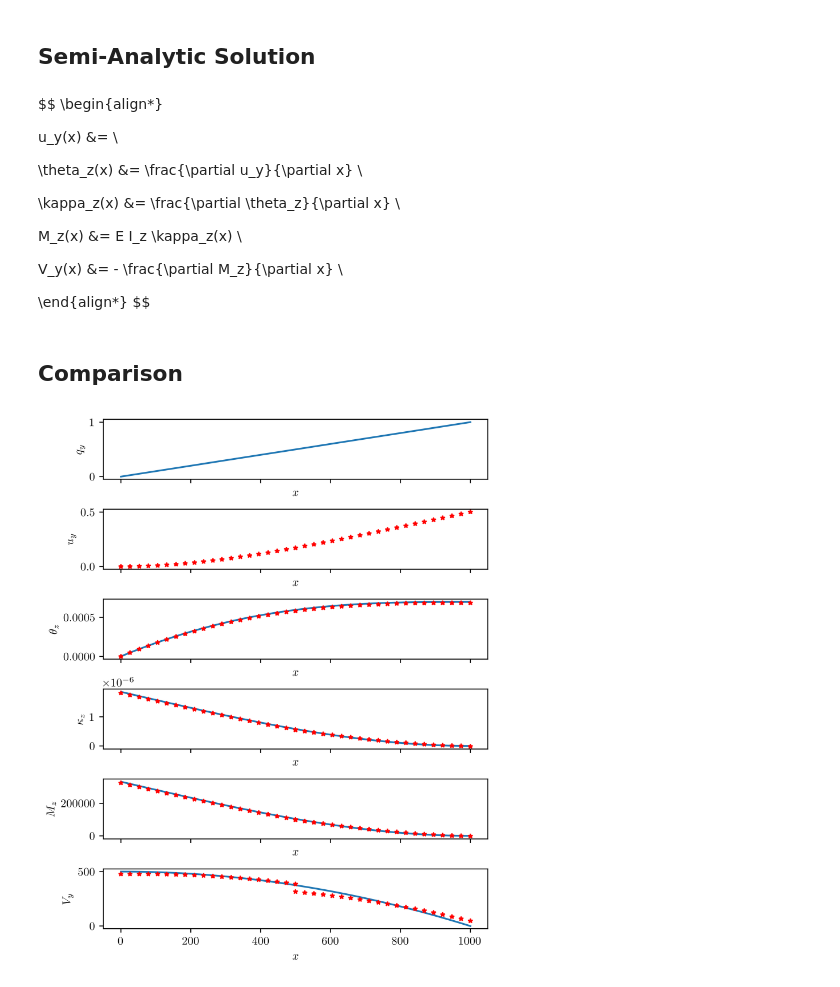
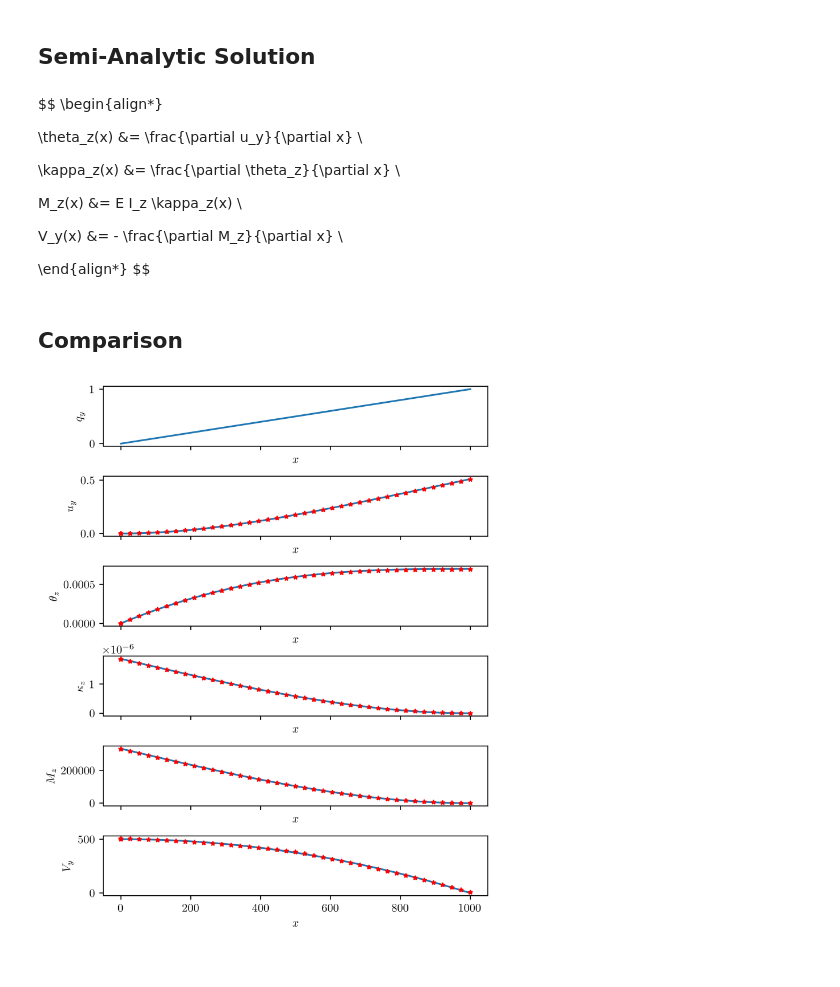
Before and after one commit to dewloosh/SigmaEpsilon, a Jupyter notebook: notebooks/bernoulli/verification/linstat_console_triangle_load.ipynb, the cells around one changed output. Cells and saved outputs as stored; diff of their text form; code cells hidden in the pictures.

```diff
--- a/notebooks/bernoulli/verification/linstat_console_triangle_load.ipynb
+++ b/notebooks/bernoulli/verification/linstat_console_triangle_load.ipynb
@@ -102,7 +102,7 @@ def solve(n: int, fnc: Callable, celltype: BernoulliBase = B2,
 
     return structure
 # %%
-structure = solve(2, qy, B3, False, 10)
+structure = solve(2, qy, B3, True, 0.1)
 x = structure.mesh.coords()[:, 0]
 u = structure.nodal_dof_solution()
 r = structure.reaction_forces()
@@ -121,8 +121,6 @@ xi = structure.mesh.cells_coords(points=points, rng=rng)
 # %% [markdown]
 $$
 \begin{align*}
-
-u_y(x) &=  \\
 
 \theta_z(x) &= \frac{\partial u_y}{\partial x} \\
 
@@ -139,6 +137,8 @@ import sympy as sy
 
 x_ = sy.symbols('x')
 expr_kappa = (qy_max * (2*L**2/3 + x_**3/3/L - x_*L) / 2) / Ex / Iz
+expr_theta = sy.integrate(expr_kappa, x_)
+expr_uy = sy.integrate(expr_theta, x_)
 
 
 def mz(x):
@@ -151,10 +151,10 @@ def kz(x):
     return mz(x) / Ex / Iz
 
 def rotz(x):
-    return list(map(lambda p : sy.integrate(expr_kappa, (x_, 0, p)), x))
+    return [expr_theta.subs(x_, xi) for xi in x]
 
 def uy(x):
-    return 0
+    return [expr_uy.subs(x_, xi) for xi in x]
 # %% [markdown]
 ## Comparison
 # %%
@@ -169,38 +169,38 @@ axs[0].plot(_x, qy(_x))
 axs[0].set_xlabel("$x$")
 axs[0].set_ylabel(r"$q_y$")
 
-# axs[1].plot(_x, uy(_x))
+axs[1].plot(_x, uy(_x))
 axs[1].plot(xi[:, :, 0].flatten(), ui[:, :, 1].flatten(), "r*", markersize=ms)
 axs[1].set_xlabel("$x$")
 axs[1].set_ylabel("$u_y$")
 
 axs[2].plot(_x, rotz(_x))
 axs[2].plot(xi[:, :, 0].flatten(), ui[:, :, -1].flatten(), "r*", markersize=ms)
 axs[2].set_xlabel("$x$")
 axs[2].set_ylabel(r"$\theta_z$")
 
 axs[3].plot(_x, kz(_x))
 axs[3].plot(xi[:, :, 0].flatten(), k[:, :, -1].flatten(), "r*", markersize=ms)
 axs[3].set_xlabel("$x$")
 axs[3].set_ylabel("$\kappa_z$")
 
 axs[4].plot(_x, mz(_x))
 axs[4].plot(xi[:, :, 0].flatten(), fi[:, :, -1].flatten(), "r*", markersize=ms)
 axs[4].set_xlabel("$x$")
 axs[4].set_ylabel("$M_z$")
 
 axs[5].plot(_x, vy(_x))
 axs[5].plot(xi[:, :, 0].flatten(), fi[:, :, 1].flatten(), "r*", markersize=ms)
 axs[5].set_xlabel("$x$")
 axs[5].set_ylabel("$V_y$")
 
 plt.subplots_adjust(hspace=0.5)
 
 plt.rcParams.update(
     {
         "text.usetex": True,
         "font.family": "sans-serif",
     }
 )
 # %% [output]
-[figure, old version]
+[figure, new version]
```
